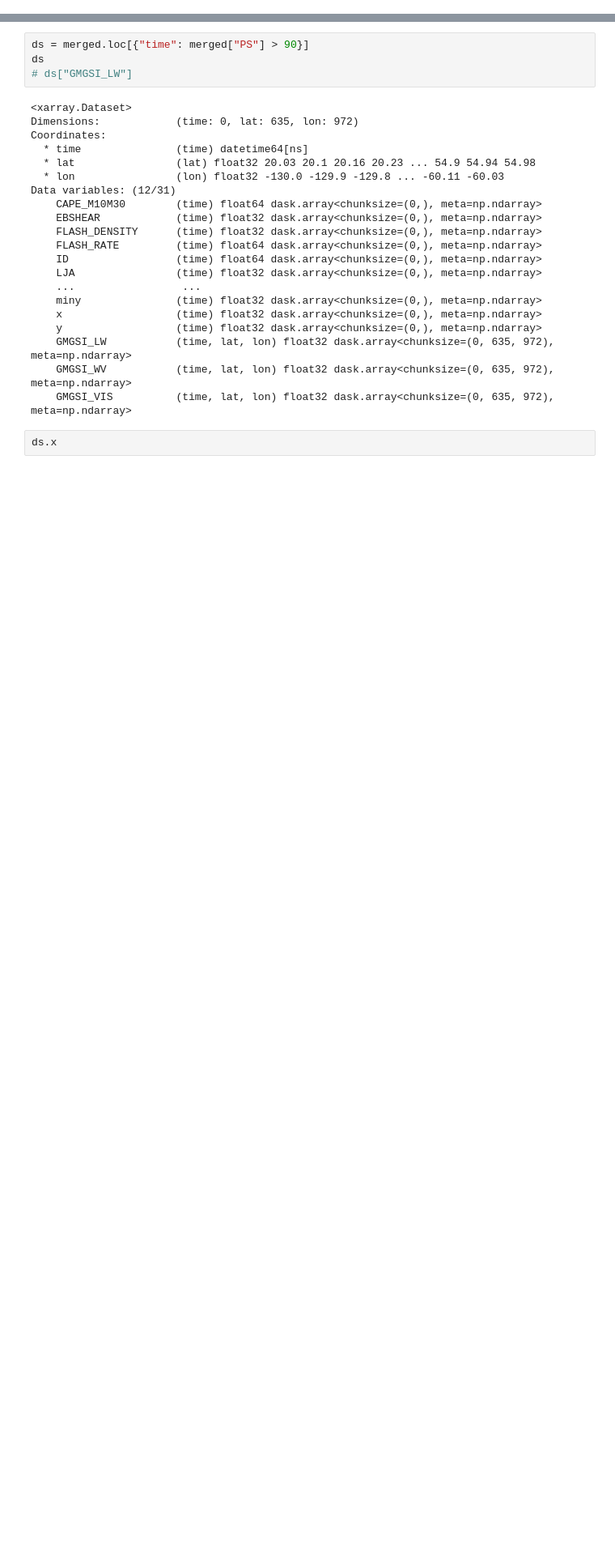
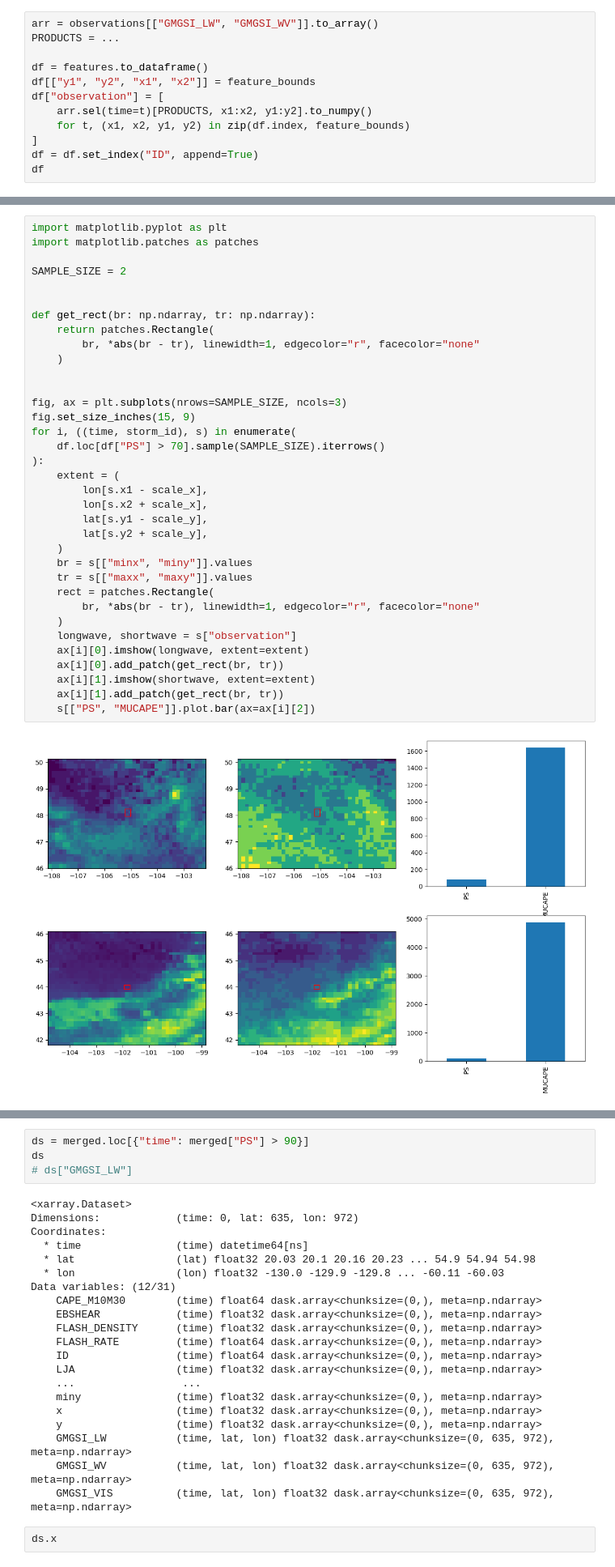
Before and after one commit to leaver2000/gswp, a Jupyter notebook: notebooks/feat-extraction.ipynb, the cells around one changed output, grey strips where cells are left out. Shown at 81% size. Cells and saved outputs as stored; diff of their text form; blank space fills up the shorter version.

```diff
--- a/notebooks/feat-extraction.ipynb
+++ b/notebooks/feat-extraction.ipynb
@@ -183,0 +338,12 @@ plt.imshow(merged["GMGSI_LW"].sel(time=merged.time[0]), extent=MRMS_BOUNDS)
+# %%
+arr = observations[["GMGSI_LW", "GMGSI_WV"]].to_array()
+PRODUCTS = ...
+
+df = features.to_dataframe()
+df[["y1", "y2", "x1", "x2"]] = feature_bounds
+df["observation"] = [
+    arr.sel(time=t)[PRODUCTS, x1:x2, y1:y2].to_numpy()
+    for t, (x1, x2, y1, y2) in zip(df.index, feature_bounds)
+]
+df = df.set_index("ID", append=True)
+df
@@ -183,0 +365,37 @@ plt.imshow(merged["GMGSI_LW"].sel(time=merged.time[0]), extent=MRMS_BOUNDS)
+# %%
+import matplotlib.pyplot as plt
+import matplotlib.patches as patches
+
+SAMPLE_SIZE = 2
+
+
+def get_rect(br: np.ndarray, tr: np.ndarray):
+    return patches.Rectangle(
+        br, *abs(br - tr), linewidth=1, edgecolor="r", facecolor="none"
+    )
+
+
+fig, ax = plt.subplots(nrows=SAMPLE_SIZE, ncols=3)
+fig.set_size_inches(15, 9)
+for i, ((time, storm_id), s) in enumerate(
+    df.loc[df["PS"] > 70].sample(SAMPLE_SIZE).iterrows()
+):
+    extent = (
+        lon[s.x1 - scale_x],
+        lon[s.x2 + scale_x],
+        lat[s.y1 - scale_y],
+        lat[s.y2 + scale_y],
+    )
+    br = s[["minx", "miny"]].values
+    tr = s[["maxx", "maxy"]].values
+    rect = patches.Rectangle(
+        br, *abs(br - tr), linewidth=1, edgecolor="r", facecolor="none"
+    )
+    longwave, shortwave = s["observation"]
+    ax[i][0].imshow(longwave, extent=extent)
+    ax[i][0].add_patch(get_rect(br, tr))
+    ax[i][1].imshow(shortwave, extent=extent)
+    ax[i][1].add_patch(get_rect(br, tr))
+    s[["PS", "MUCAPE"]].plot.bar(ax=ax[i][2])
+# %% [output]
+[figure, added]
```
Also changed, not shown: parts of 18 cells of this notebook, 7 other files.
